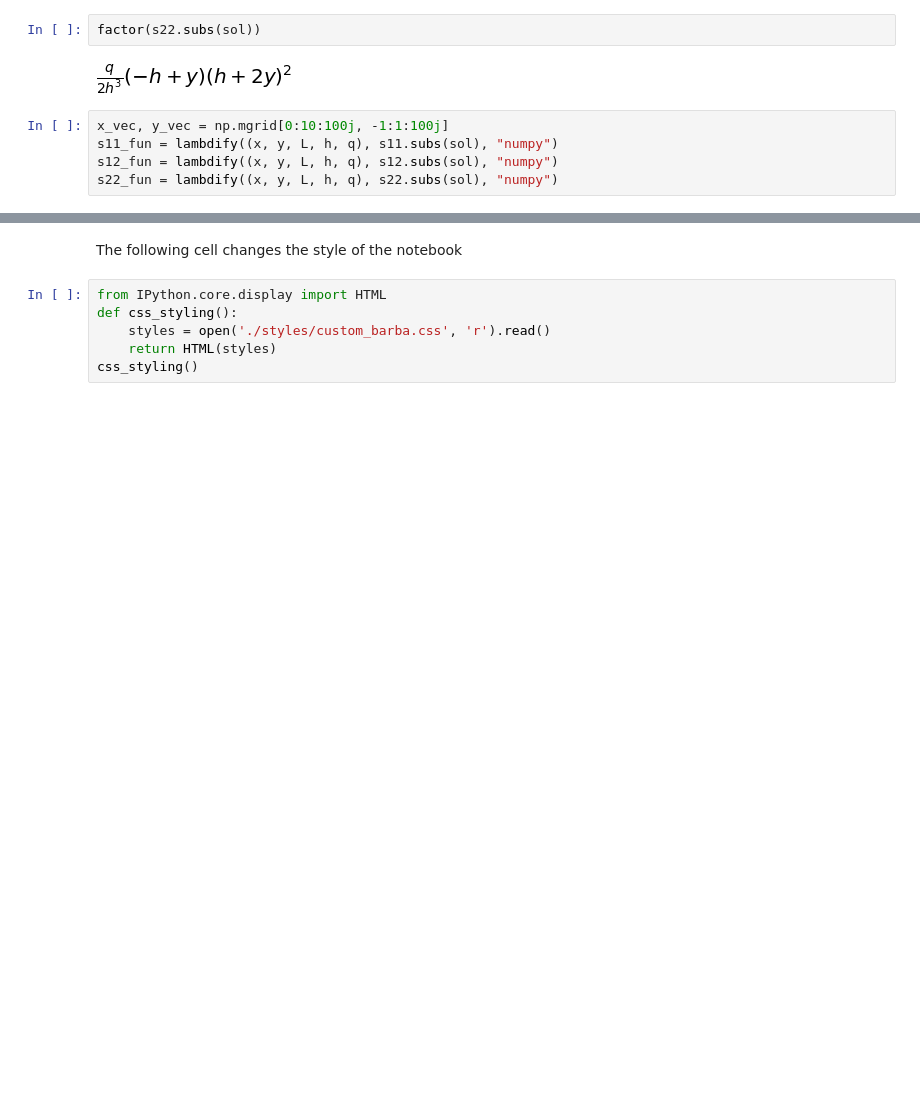
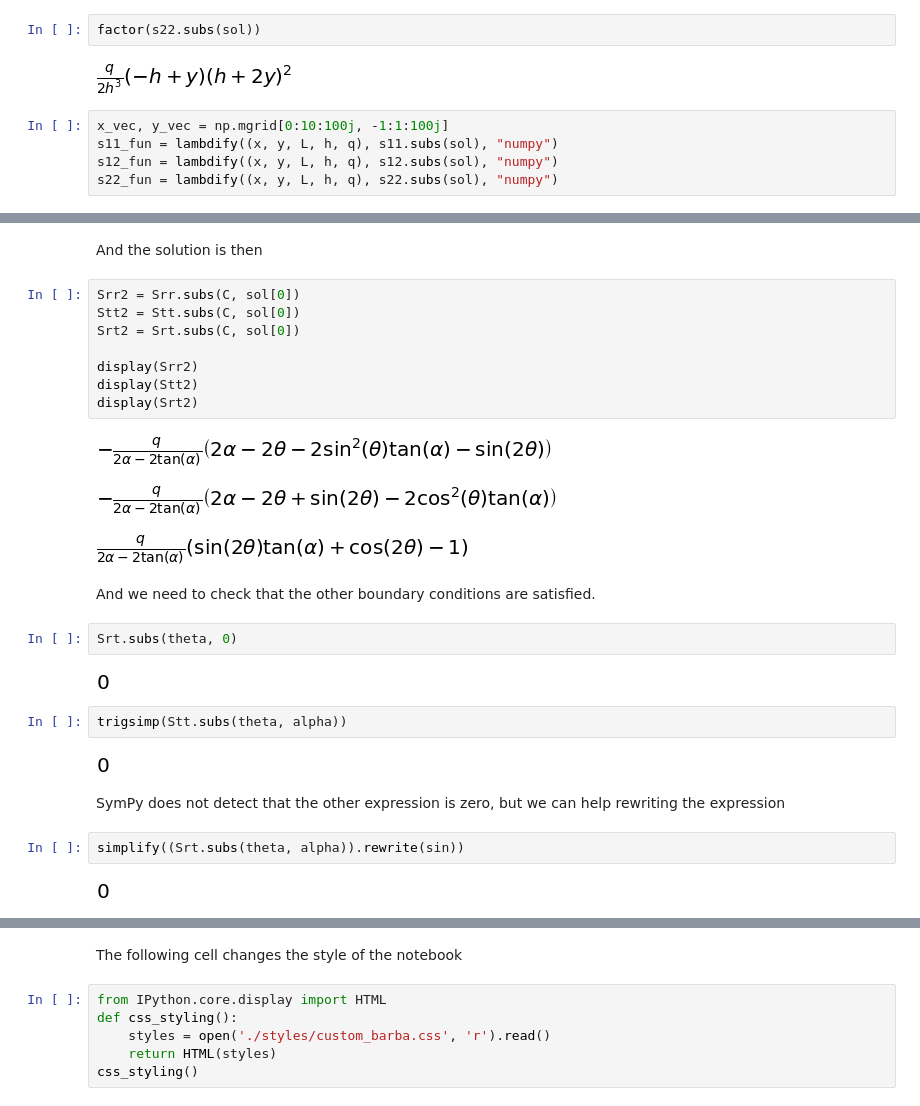
Before and after one commit to nicoguaro/notebooks_examples, a Jupyter notebook: Airy stress functions.ipynb, the cells around one changed output, grey strips where cells are left out. Drawn from its saved outputs; the diff is of its cells as text; blank space fills up the shorter version.

```diff
--- a/Airy stress functions.ipynb
+++ b/Airy stress functions.ipynb
@@ -442,0 +492,31 @@ plot_contours(x_vec, y_vec, s22_vec);
+# %% [markdown]
+And the solution is then
+# %%
+Srr2 = Srr.subs(C, sol[0])
+Stt2 = Stt.subs(C, sol[0])
+Srt2 = Srt.subs(C, sol[0])
+
+display(Srr2)
+display(Stt2)
+display(Srt2)
+# %% [output]
+[figure, added]
+[figure, added]
+[figure, added]
+# %% [markdown]
+And we need to check that the other boundary conditions are satisfied.
+# %%
+Srt.subs(theta, 0)
+# %% [output]
+[figure, added]
+# %%
+trigsimp(Stt.subs(theta, alpha))
+# %% [output]
+[figure, added]
+# %% [markdown]
+SymPy does not detect that the other expression is zero,
+but we can help rewriting the expression
+# %%
+simplify((Srt.subs(theta, alpha)).rewrite(sin))
+# %% [output]
+[figure, added]
```
Also changed, not shown: parts of 15 cells of this notebook, 1 other file.
